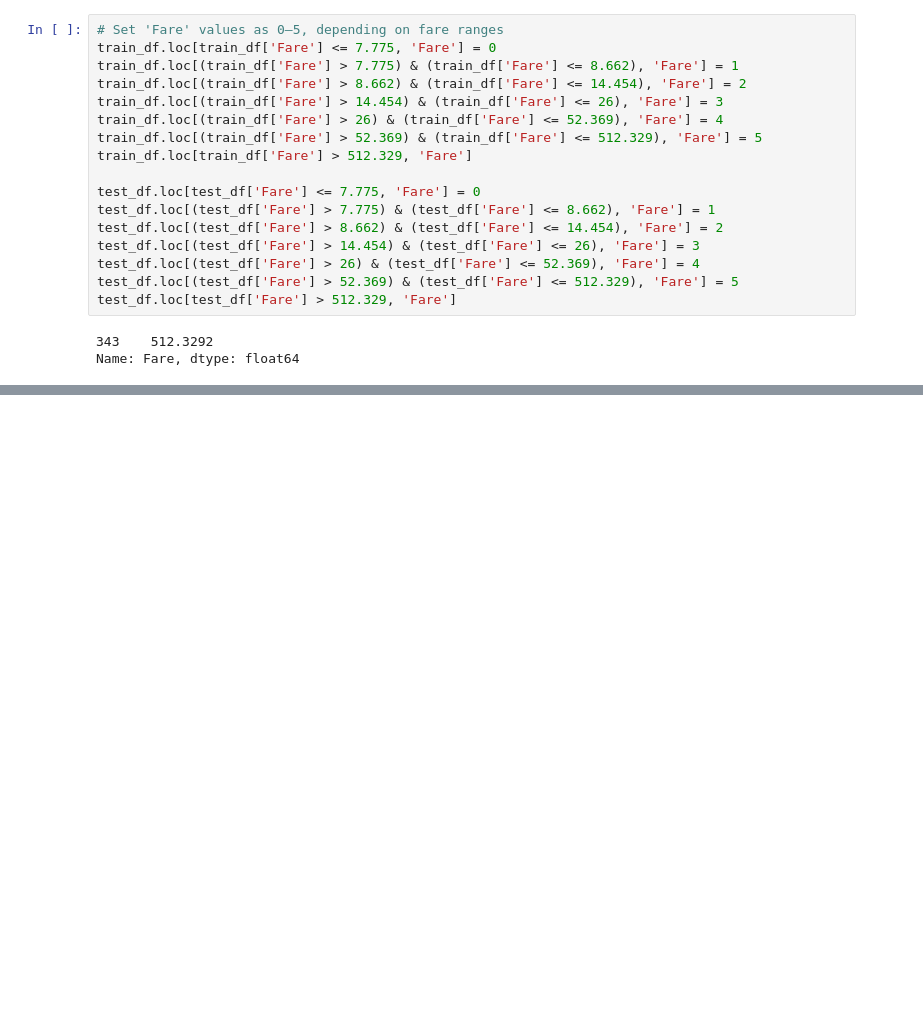
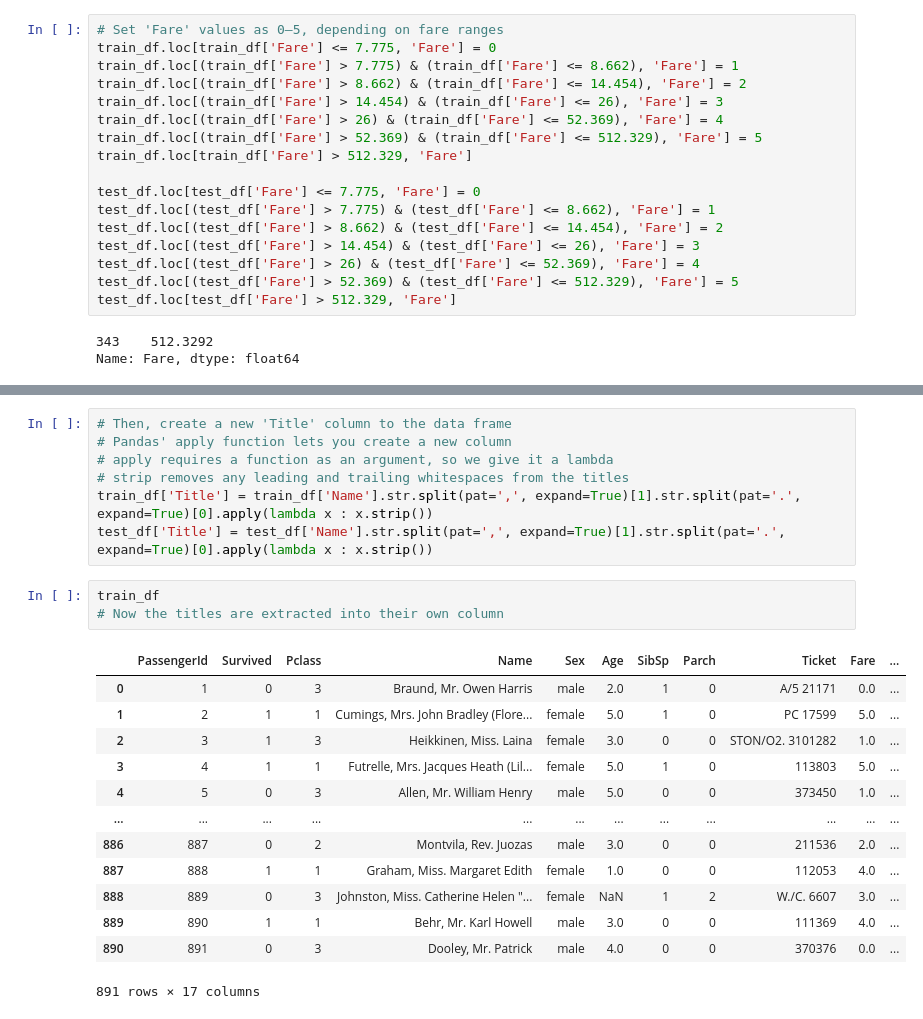
Before and after one commit to jonidaniel/data-science-and-machine-learning, a Jupyter notebook: kaggle/competitions/titanic-machine-learning-from-disaster/titanic.ipynb, the cells around one changed output, grey strips where cells are left out. Cells and saved outputs as stored; diff of their text form; blank space fills up the shorter version.

Commit message:
Extract passenger titles for exploration

```diff
--- a/kaggle/competitions/titanic-machine-learning-from-disaster/titanic.ipynb
+++ b/kaggle/competitions/titanic-machine-learning-from-disaster/titanic.ipynb
@@ -375,0 +463,24 @@ train_df.head()
+# %%
+# Then, create a new 'Title' column to the data frame
+# Pandas' apply function lets you create a new column
+# apply requires a function as an argument, so we give it a lambda
+# strip removes any leading and trailing whitespaces from the titles
+train_df['Title'] = train_df['Name'].str.split(pat=',', expand=True)[1].str.split(pat='.', expand=True)[0].apply(lambda x : x.strip())
+test_df['Title'] = test_df['Name'].str.split(pat=',', expand=True)[1].str.split(pat='.', expand=True)[0].apply(lambda x : x.strip())
+# %%
+train_df
+# Now the titles are extracted into their own column
+# %% [output]
+|  | PassengerId | Survived | Pclass | Name | Sex | Age | SibSp | Parch | Ticket | Fare | ... |
+| 0 | 1 | 0 | 3 | Braund, Mr. Owen Harris | male | 2.0 | 1 | 0 | A/5 21171 | 0.0 | ... |
+| 1 | 2 | 1 | 1 | Cumings, Mrs. John Bradley (Flore... | female | 5.0 | 1 | 0 | PC 17599 | 5.0 | ... |
+| 2 | 3 | 1 | 3 | Heikkinen, Miss. Laina | female | 3.0 | 0 | 0 | STON/O2. 3101282 | 1.0 | ... |
+| 3 | 4 | 1 | 1 | Futrelle, Mrs. Jacques Heath (Lil... | female | 5.0 | 1 | 0 | 113803 | 5.0 | ... |
+| 4 | 5 | 0 | 3 | Allen, Mr. William Henry | male | 5.0 | 0 | 0 | 373450 | 1.0 | ... |
+| ... | ... | ... | ... | ... | ... | ... | ... | ... | ... | ... | ... |
+| 886 | 887 | 0 | 2 | Montvila, Rev. Juozas | male | 3.0 | 0 | 0 | 211536 | 2.0 | ... |
+| 887 | 888 | 1 | 1 | Graham, Miss. Margaret Edith | female | 1.0 | 0 | 0 | 112053 | 4.0 | ... |
+| 888 | 889 | 0 | 3 | Johnston, Miss. Catherine Helen "... | female | NaN | 1 | 2 | W./C. 6607 | 3.0 | ... |
+| 889 | 890 | 1 | 1 | Behr, Mr. Karl Howell | male | 3.0 | 0 | 0 | 111369 | 4.0 | ... |
+| 890 | 891 | 0 | 3 | Dooley, Mr. Patrick | male | 4.0 | 0 | 0 | 370376 | 0.0 | ... |
+891 rows × 17 columns
```
Also changed, not shown: parts of 11 cells of this notebook.
